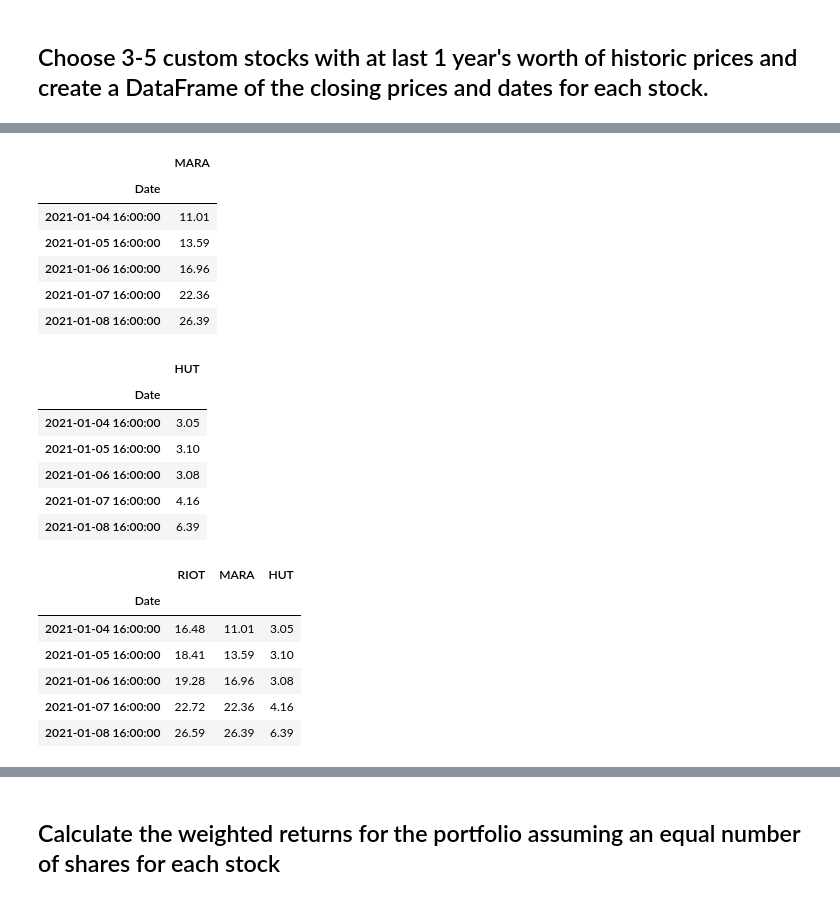
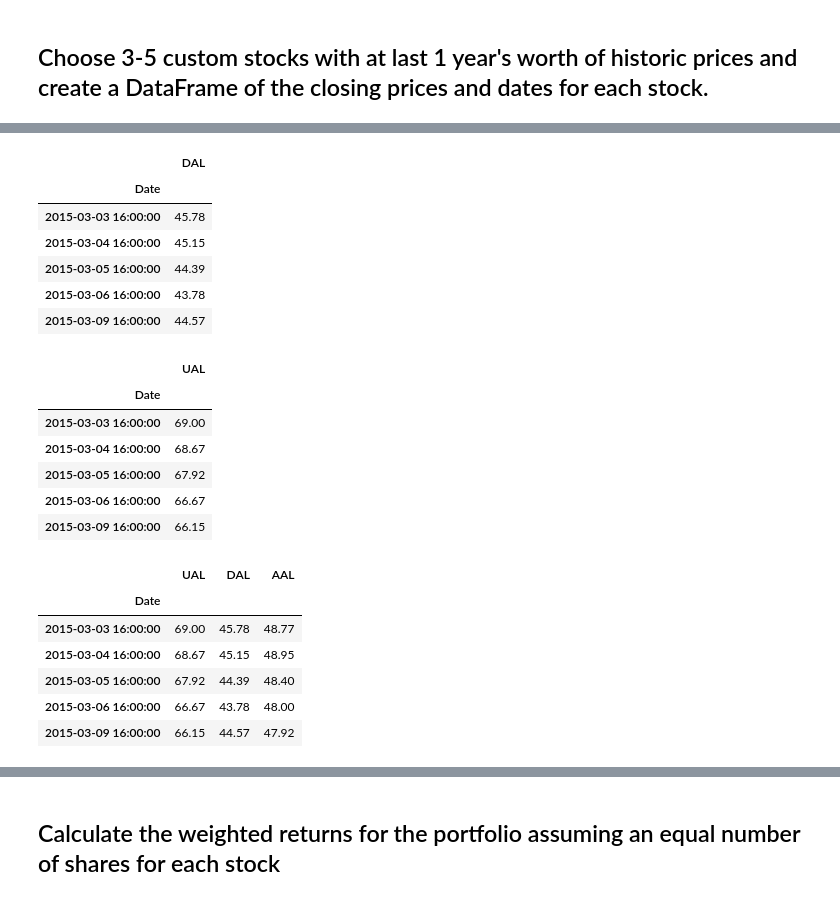
Before and after one commit to farmerplants/pandas-homework, a Jupyter notebook: whale_analysis.ipynb, the cells around one changed output, grey strips where cells are left out. Saved outputs shown, nothing was run; the diff lists cells and outputs as text; code cells hidden in the pictures.

```diff
--- a/whale_analysis.ipynb
+++ b/whale_analysis.ipynb
@@ -425,14 +425,14 @@ In this section, you will build your own portfolio of stocks, calculate the retu
 ## Choose 3-5 custom stocks with at last 1 year's worth of historic prices and create a DataFrame of the closing prices and dates for each stock.
 # %%
 # Reading data from 1st stock -- AAL
-riot_path = Path('Resources/RIOT.csv')
+aal_path = Path('Resources/AAL.csv')
 
 #read and set datetime index
-riot_df = pd.read_csv(riot_path, delimiter = ',', infer_datetime_format=True, parse_dates=True, index_col = 'Date')
+aal_df = pd.read_csv(aal_path, delimiter = ',', infer_datetime_format=True, parse_dates=True, index_col = 'Date')
 
-#rename close to RIOT to denote which closing price will be which once the DF's are joined
-riot_df = riot_df.rename(columns={
-    'Close' : 'RIOT'
+#rename close to AAL to denote which closing price will be which once the DF's are joined
+aal_df = aal_df.rename(columns={
+    'Close' : 'AAL'
 })
-riot_df.head()
+aal_df.head()
 # %% [output]
@@ -446,55 +446,55 @@ riot_df.head()
 # %%
-# Reading data from 2nd stock -- MARA
-mara_path = Path('Resources/MARA.csv')
+# Reading data from 2nd stock -- DAL
+dal_path = Path('Resources/DAL.csv')
 
 #read and set datetime index
-mara_df = pd.read_csv(mara_path, delimiter = ',', infer_datetime_format=True, parse_dates=True, index_col = 'Date')
+dal_df = pd.read_csv(dal_path, delimiter = ',', infer_datetime_format=True, parse_dates=True, index_col = 'Date')
 
-#rename close to MARA to denote which closing price will be which once the DF's are joined
-mara_df = mara_df.rename(columns={
-    'Close' : 'MARA'
+#rename close to DAL to denote which closing price will be which once the DF's are joined
+dal_df = dal_df.rename(columns={
+    'Close' : 'DAL'
 })
-mara_df.head()
+dal_df.head()
 # %% [output]
-|  | MARA |
+|  | DAL |
 | Date |  |
-| 2021-01-04 16:00:00 | 11.01 |
-| 2021-01-05 16:00:00 | 13.59 |
-| 2021-01-06 16:00:00 | 16.96 |
-| 2021-01-07 16:00:00 | 22.36 |
-| 2021-01-08 16:00:00 | 26.39 |
+| 2015-03-03 16:00:00 | 45.78 |
+| 2015-03-04 16:00:00 | 45.15 |
+| 2015-03-05 16:00:00 | 44.39 |
+| 2015-03-06 16:00:00 | 43.78 |
+| 2015-03-09 16:00:00 | 44.57 |
 # %%
-# Reading data from 3rd stock -- HUT (HUT8)
-hut8_path = Path('Resources/HUT8.csv')
+# Reading data from 3rd stock -- UAL
+ual_path = Path('Resources/UAL.csv')
 
 #read and set datetime index
-hut8_df = pd.read_csv(hut8_path, delimiter = ',', infer_datetime_format=True, parse_dates=True, index_col = 'Date')
+ual_df = pd.read_csv(ual_path, delimiter = ',', infer_datetime_format=True, parse_dates=True, index_col = 'Date')
 
-#rename close to RIOT to denote which closing price will be which once the DF's are joined
-hut8_df = hut8_df.rename(columns={
-    'Close' : 'HUT'
+#rename close to UAL to denote which closing price will be which once the DF's are joined
+ual_df = ual_df.rename(columns={
+    'Close' : 'UAL'
 })
-hut8_df.head()
+ual_df.head()
 # %% [output]
-|  | HUT |
+|  | UAL |
 | Date |  |
-| 2021-01-04 16:00:00 | 3.05 |
-| 2021-01-05 16:00:00 | 3.10 |
-| 2021-01-06 16:00:00 | 3.08 |
-| 2021-01-07 16:00:00 | 4.16 |
-| 2021-01-08 16:00:00 | 6.39 |
+| 2015-03-03 16:00:00 | 69.00 |
+| 2015-03-04 16:00:00 | 68.67 |
+| 2015-03-05 16:00:00 | 67.92 |
+| 2015-03-06 16:00:00 | 66.67 |
+| 2015-03-09 16:00:00 | 66.15 |
 # %%
 # Combine all stocks in a single DataFrame
-custom_portfolio_df = pd.concat([riot_df, mara_df, hut8_df], axis='columns', join='inner')
+custom_portfolio_df = pd.concat([ual_df, dal_df, aal_df], axis='columns', join='inner')
 custom_portfolio_df.head()
 # %% [output]
-|  | RIOT | MARA | HUT |
+|  | UAL | DAL | AAL |
 | Date |  |  |  |
-| 2021-01-04 16:00:00 | 16.48 | 11.01 | 3.05 |
-| 2021-01-05 16:00:00 | 18.41 | 13.59 | 3.10 |
-| 2021-01-06 16:00:00 | 19.28 | 16.96 | 3.08 |
-| 2021-01-07 16:00:00 | 22.72 | 22.36 | 4.16 |
-| 2021-01-08 16:00:00 | 26.59 | 26.39 | 6.39 |
+| 2015-03-03 16:00:00 | 69.00 | 45.78 | 48.77 |
+| 2015-03-04 16:00:00 | 68.67 | 45.15 | 48.95 |
+| 2015-03-05 16:00:00 | 67.92 | 44.39 | 48.40 |
+| 2015-03-06 16:00:00 | 66.67 | 43.78 | 48.00 |
+| 2015-03-09 16:00:00 | 66.15 | 44.57 | 47.92 |
 # %%
 # Calculate daily returns
 custom_portfolio_daily_returns = custom_portfolio_df.pct_change()
```
Also changed, not shown: parts of 14 cells of this notebook.
